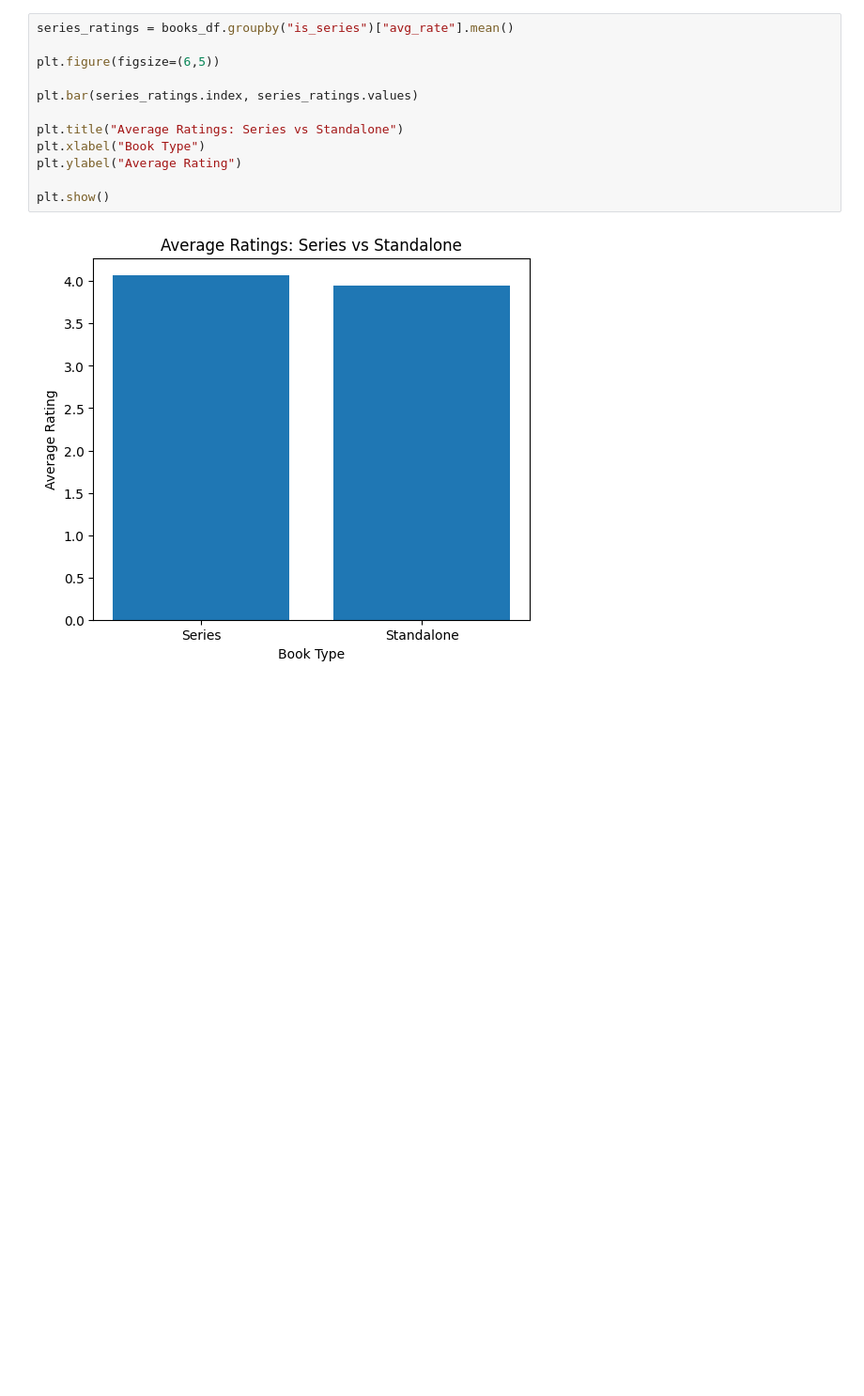
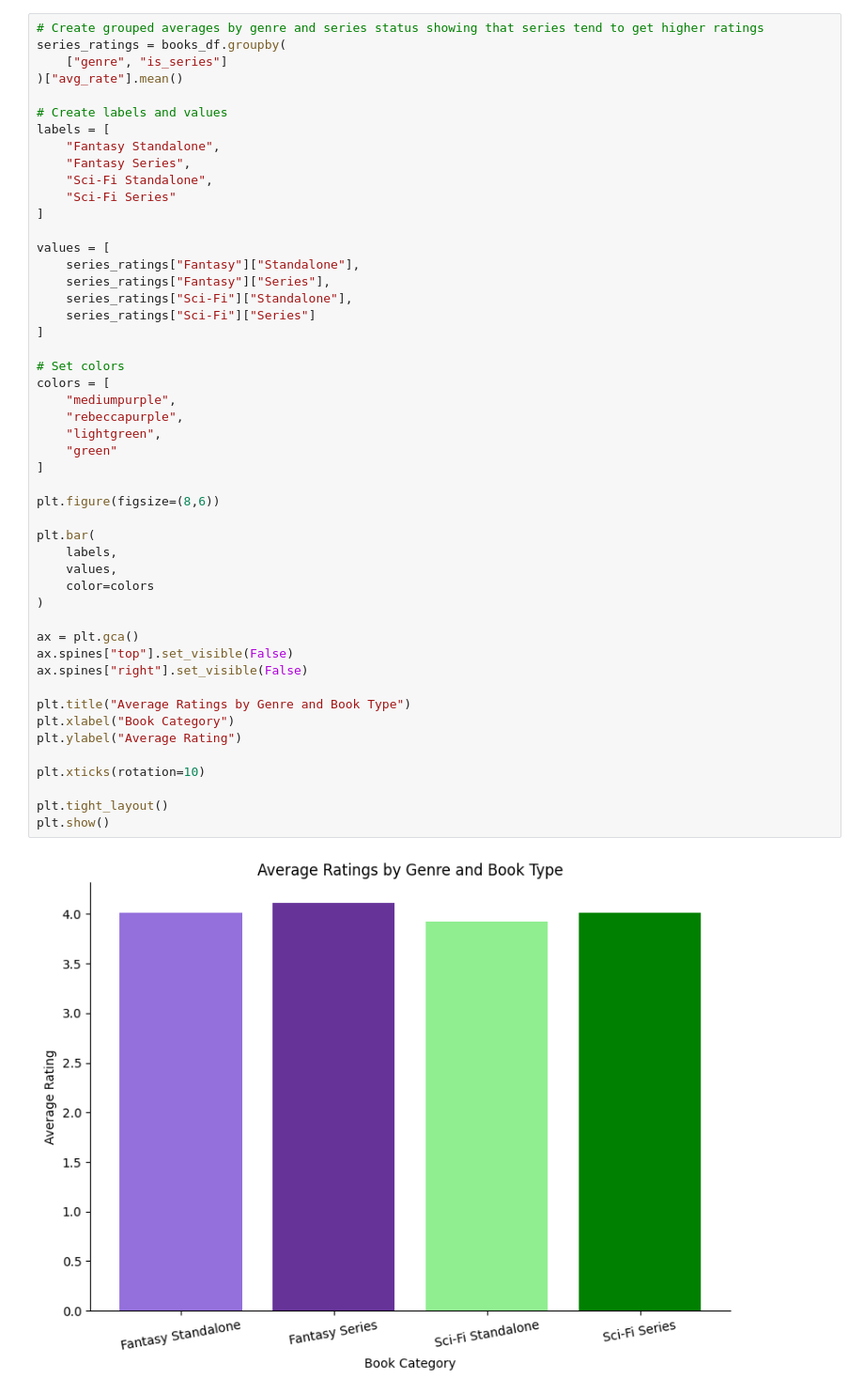
Before and after one commit to Hooperbassman/Sci-Fi_Fantasy_books, a Jupyter notebook: combined_data.ipynb, the cells around one changed output. Shown at 94% size. Drawn from its saved outputs; the diff is of its cells as text; blank space fills up the shorter version.

```diff
--- a/combined_data.ipynb
+++ b/combined_data.ipynb
@@ -228,15 +290,52 @@ plt.show()
 # %%
-series_ratings = books_df.groupby("is_series")["avg_rate"].mean()
+# Create grouped averages by genre and series status showing that series tend to get higher ratings
+series_ratings = books_df.groupby(
+    ["genre", "is_series"]
+)["avg_rate"].mean()
 
-plt.figure(figsize=(6,5))
+# Create labels and values
+labels = [
+    "Fantasy Standalone",
+    "Fantasy Series",
+    "Sci-Fi Standalone",
+    "Sci-Fi Series"
+]
 
-plt.bar(series_ratings.index, series_ratings.values)
+values = [
+    series_ratings["Fantasy"]["Standalone"],
+    series_ratings["Fantasy"]["Series"],
+    series_ratings["Sci-Fi"]["Standalone"],
+    series_ratings["Sci-Fi"]["Series"]
+]
 
-plt.title("Average Ratings: Series vs Standalone")
-plt.xlabel("Book Type")
+# Set colors
+colors = [
+    "mediumpurple",
+    "rebeccapurple",
+    "lightgreen",
+    "green"
+]
+
+plt.figure(figsize=(8,6))
+
+plt.bar(
+    labels,
+    values,
+    color=colors
+)
+
+ax = plt.gca()
+ax.spines["top"].set_visible(False)
+ax.spines["right"].set_visible(False)
+
+plt.title("Average Ratings by Genre and Book Type")
+plt.xlabel("Book Category")
 plt.ylabel("Average Rating")
 
+plt.xticks(rotation=10)
+
+plt.tight_layout()
 plt.show()
 # %% [output]
-[figure, old version]
+[figure, new version]
 # %%
```
Also changed, not shown: parts of 24 cells of this notebook, 2 other files.
